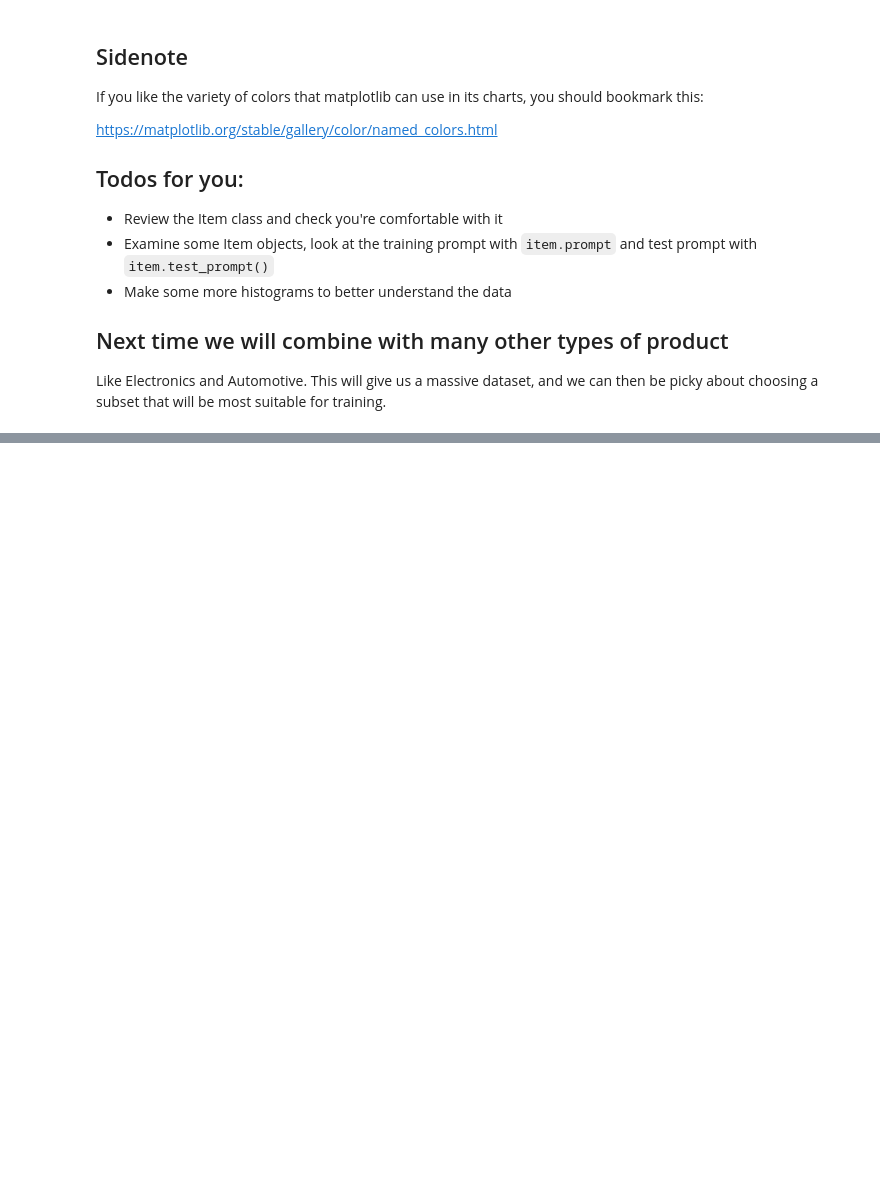
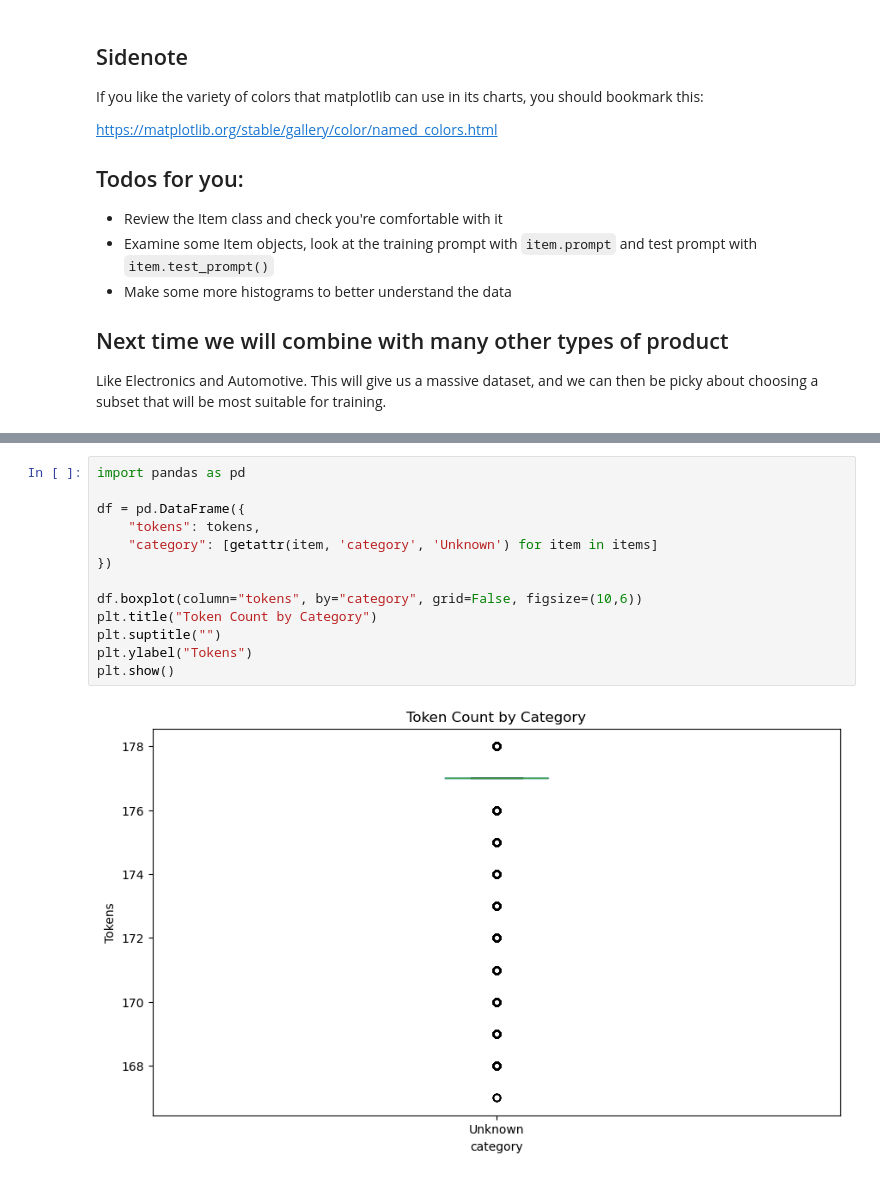
Before and after one commit to zxircon/llm_engineering, a Jupyter notebook: week6/day1.ipynb, the cells around one changed output, grey strips where cells are left out. Drawn from its saved outputs; the diff is of its cells as text; blank space fills up the shorter version.

```diff
--- a/week6/day1.ipynb
+++ b/week6/day1.ipynb
@@ -237,0 +317,15 @@ Like Electronics and Automotive. This will give us a massive dataset, and we can
+# %%
+import pandas as pd
+
+df = pd.DataFrame({
+    "tokens": tokens,
+    "category": [getattr(item, 'category', 'Unknown') for item in items]
+})
+
+df.boxplot(column="tokens", by="category", grid=False, figsize=(10,6))
+plt.title("Token Count by Category")
+plt.suptitle("")
+plt.ylabel("Tokens")
+plt.show()
+# %% [output]
+[figure, added]
```
Also changed, not shown: parts of 10 cells of this notebook, 3 other files.
